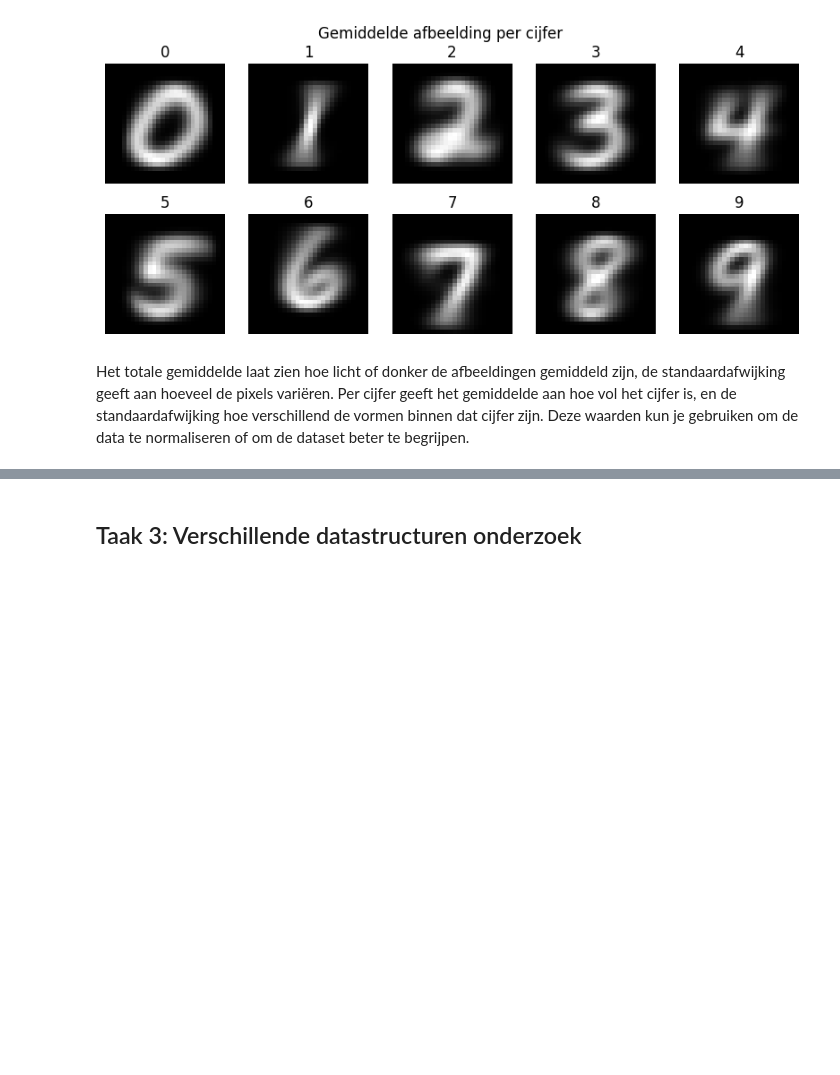
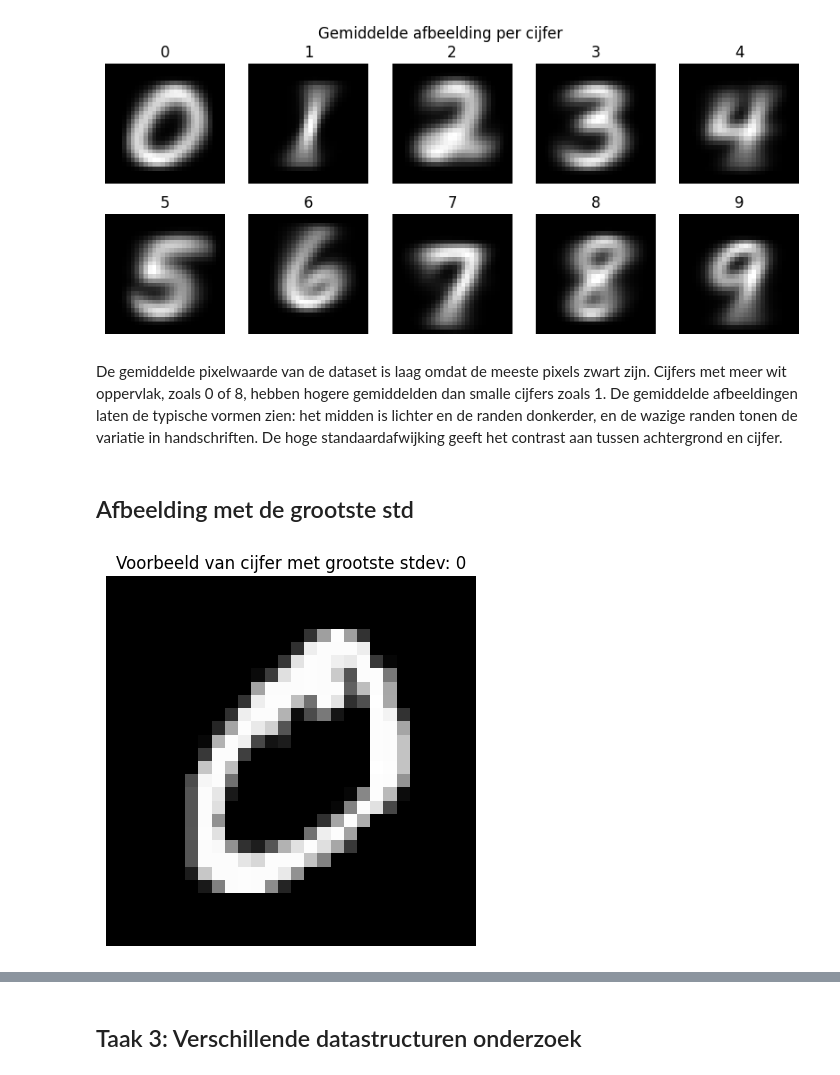
Before and after one commit to sami12127/Mini-AI-, a Jupyter notebook: Visuele-analyse-cijfers/P1_MNIST.ipynb, the cells around one changed output, grey strips where cells are left out. Cells and saved outputs as stored; diff of their text form; code cells hidden in the pictures; blank space fills up the shorter version.

```diff
--- a/Visuele-analyse-cijfers/P1_MNIST.ipynb
+++ b/Visuele-analyse-cijfers/P1_MNIST.ipynb
@@ -348,5 +348,24 @@ Cijfer 7: gemiddelde = 0.1145, stdev = 0.2917
 Cijfer 8: gemiddelde = 0.1502, stdev = 0.3253
 Cijfer 9: gemiddelde = 0.1226, stdev = 0.2986
 [figure]
-# %% [markdown]
-Het totale gemiddelde laat zien hoe licht of donker de afbeeldingen gemiddeld zijn, de standaardafwijking geeft aan hoeveel de pixels variëren. Per cijfer geeft het gemiddelde aan hoe vol het cijfer is, en de standaardafwijking hoe verschillend de vormen binnen dat cijfer zijn. Deze waarden kun je gebruiken om de data te normaliseren of om de dataset beter te begrijpen.
+# %% [markdown]
+De gemiddelde pixelwaarde van de dataset is laag omdat de meeste pixels zwart zijn. Cijfers met meer wit oppervlak, zoals 0 of 8, hebben hogere gemiddelden dan smalle cijfers zoals 1. De gemiddelde afbeeldingen laten de typische vormen zien: het midden is lichter en de randen donkerder, en de wazige randen tonen de variatie in handschriften. De hoge standaardafwijking geeft het contrast aan tussen achtergrond en cijfer.
+# %% [markdown]
+## Afbeelding met de grootste std
+# %%
+(x_train, y_train), _ = mnist.load_data()
+x_train = x_train.astype('float32') / 255.0
+
+digit_stds = {digit: np.std(x_train[np.where(y_train == digit)[0]]) for digit in range(10)}
+
+max_std_digit = max(digit_stds, key=digit_stds.get)
+
+example_image = x_train[np.where(y_train == max_std_digit)[0][0]]
+
+# Toon de afbeelding
+plt.imshow(example_image, cmap='gray')
+plt.title(f"Voorbeeld van cijfer met grootste stdev: {max_std_digit}")
+plt.axis('off')
+plt.show()
+# %% [output]
+[figure, added]
```
Also changed, not shown: parts of 3 cells of this notebook.
